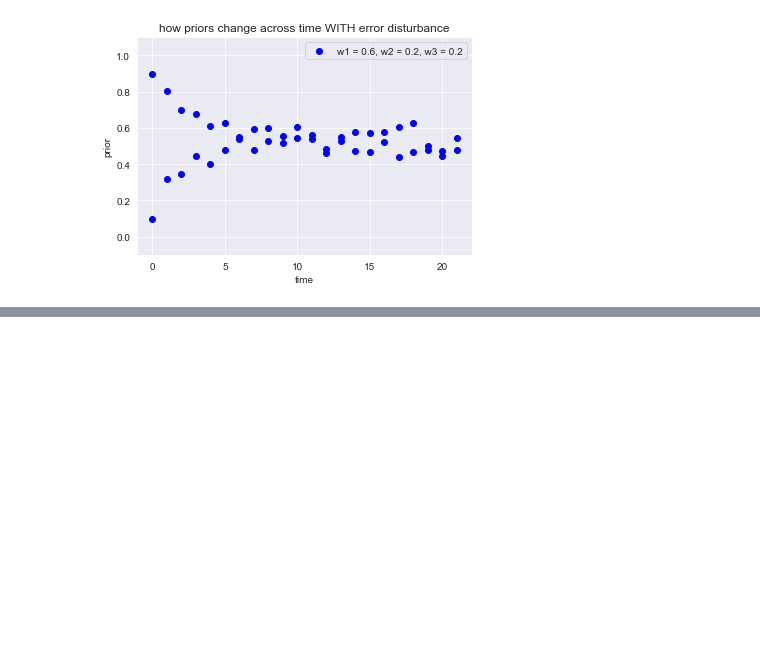
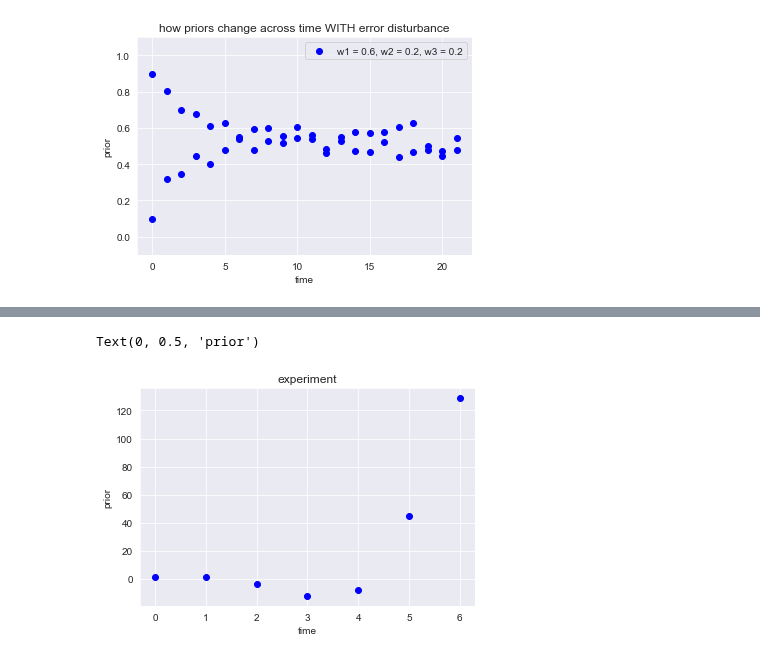
Before and after one commit to rpassas/Social_AI, a Jupyter notebook: misc_notebooks/dynamics.ipynb, the cells around one changed output, grey strips where cells are left out. Cells and saved outputs as stored; diff of their text form; code cells hidden in the pictures; blank space fills up the shorter version.

```diff
--- a/misc_notebooks/dynamics.ipynb
+++ b/misc_notebooks/dynamics.ipynb
@@ -200,0 +204,33 @@ print(f"dot product: \n{np.dot(behav,model)}")
+# %%
+def fun(a, x0, dt, T):
+    t = np.arange(0, T, dt)
+    x = np.zeros_like(t, dtype=complex)
+    x[0] = x0 # This is x at time t_0
+
+    # Step through system and integrate in time
+    for k in range(1, len(t)):
+        # for each point in time, compute xdot from x[k-1]
+        xdot = (a*x[k-1])
+
+        # Update x based on x[k-1] and xdot
+        x[k] = x[k-1] +  xdot * dt
+
+    return x, t
+# %%
+
+time = 7
+a = complex(0, 2)
+dt = 1
+x = 1.1
+
+y,t = fun(a, x, dt, time)
+plt.scatter(t, y, c="blue")
+
+#plt.ylim((-.1, 1.1))
+plt.title("experiment")
+plt.xlabel("time")
+plt.ylabel("prior")
+#plt.legend()
+# %% [output]
+Text(0, 0.5, 'prior')
+[figure, added]
```
Also changed, not shown: parts of 11 cells of this notebook, 1 other file.
